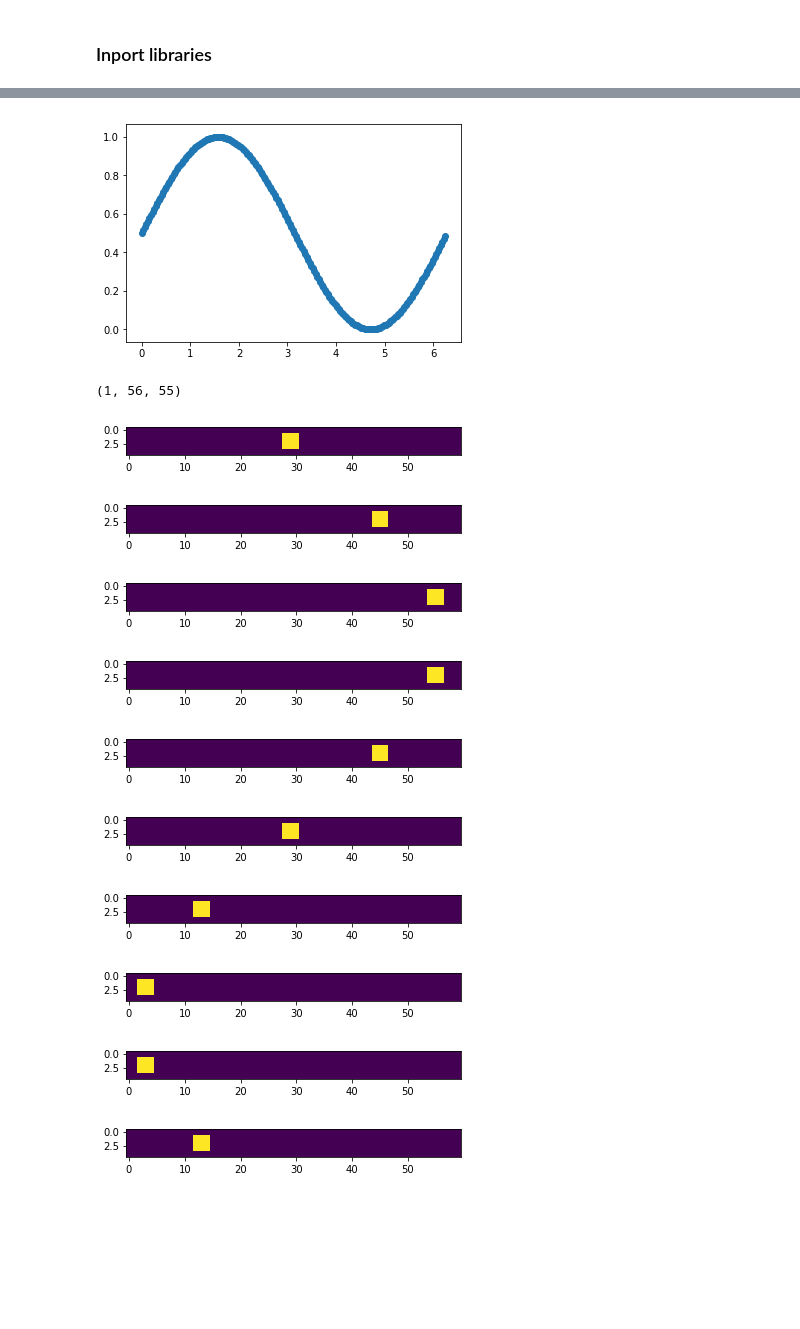
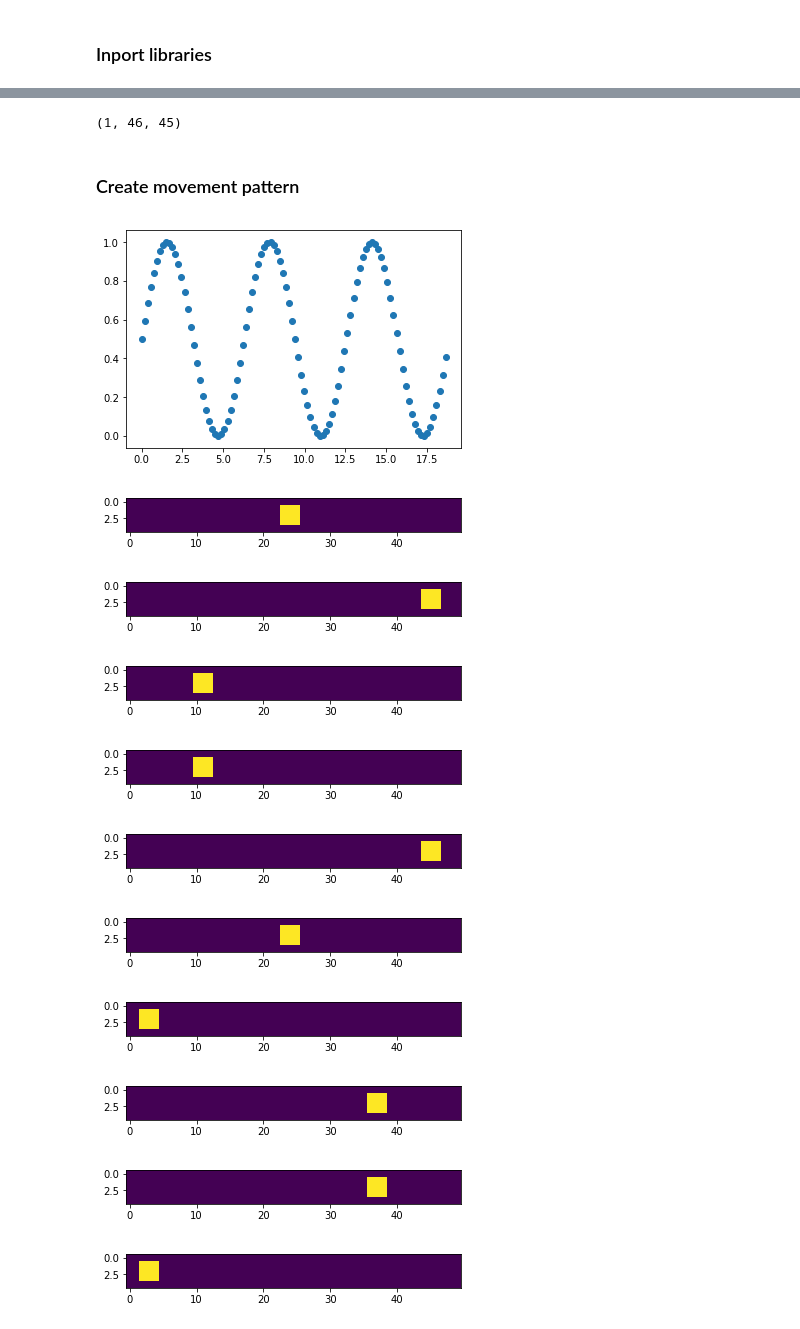
Before and after one commit to ZackAkil/understanding-recurrent-convolutional-neural-networks, a Jupyter notebook: Synthetic Temporal Data.ipynb, the cells around one changed output, grey strips where cells are left out. Drawn from its saved outputs; the diff is of its cells as text; code cells hidden in the pictures; blank space fills up the shorter version.

```diff
--- a/Synthetic Temporal Data.ipynb
+++ b/Synthetic Temporal Data.ipynb
@@ -44,7 +60,19 @@ def get_rect(x, y, width, height):
+# %%
+sway_offset = 1
+sway_start = sway_offset
+sway_end = (FRAME_SIZE[1]-1) - BOX_WIDTH
+sway_range = sway_end - sway_offset
+sway_start, sway_end, sway_range
+# %% [output]
+(1, 46, 45)
+# %% [markdown]
+### Create movement pattern
+# %%
+DATA_POINTS = 100
 # %%
-base = (np.arange(DATA_POINTS)/DATA_POINTS)* 2 *np.pi
+base = (np.arange(DATA_POINTS)/DATA_POINTS)* 6 *np.pi
 sined = (np.sin(base) + 1 )/2
 plt.scatter(base, sined)
 plt.show()
 # %% [output]
-[figure, old version]
+[figure, new version]
@@ -61,28 +79,24 @@ data = np.zeros(FRAME_SIZE)
-# %%
-sway_offset = 1
-sway_start = sway_offset
-sway_end = (data.shape[1]-1) - BOX_WIDTH
-sway_range = sway_end - sway_offset
-sway_start, sway_end, sway_range
-# %% [output]
-(1, 56, 55)
+# %%
+def sin_to_pos(sin_val):
+    return (sin_val*sway_range)+sway_offset
 # %%
 frames = []
+
 print_every_n_frames = DATA_POINTS//10
 for i,t in enumerate(sined):
-    frame = get_array_with_box_at_pos((t*sway_range)+sway_offset)
+    frame = get_array_with_box_at_pos(sin_to_pos(t))
     if(i % print_every_n_frames)==0:
         plt.imshow(frame, interpolation='nearest')
         plt.show()
     frames.append(frame)
 # %% [output]
-[figure, old version]
+[figure, new version]
-[figure, old version]
+[figure, new version]
-[figure, old version]
+[figure, new version]
-[figure, old version]
+[figure, new version]
-[figure, old version]
+[figure, new version]
-[figure, old version]
+[figure, new version]
-[figure, old version]
+[figure, new version]
-[figure, old version]
+[figure, new version]
-[figure, old version]
+[figure, new version]
-[figure, old version]
+[figure, new version]
```
Also changed, not shown: parts of 13 cells of this notebook, 3 other files.
